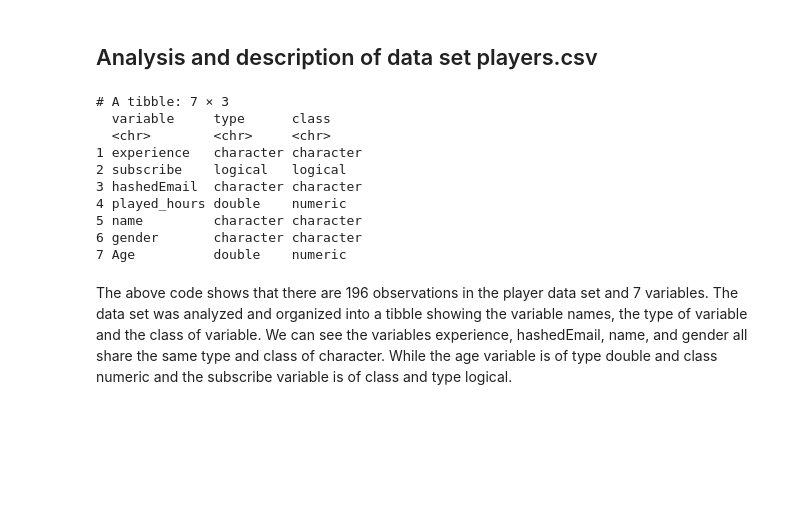
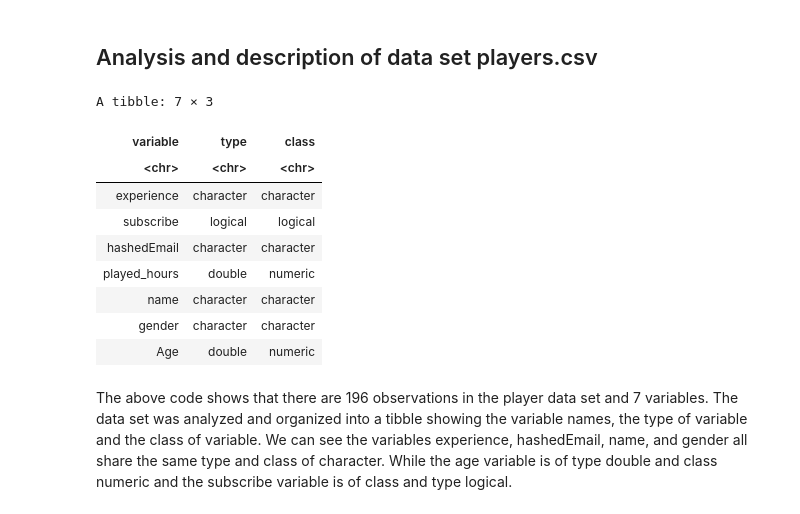
Before and after one commit to Jvantunen/DSCI_minecraft_project_group2, a Jupyter notebook: DSCI_individual_progect_Group_2.ipynb, the cells around one changed output. Cells and saved outputs as stored; diff of their text form; code cells hidden in the pictures; blank space fills up the shorter version.

```diff
--- a/DSCI_individual_progect_Group_2.ipynb
+++ b/DSCI_individual_progect_Group_2.ipynb
@@ -57,24 +43,24 @@ There is no duration of play which would be beneficial for analysis but easily c
 # %%
 options(pillar.print_max = Inf)
 options(tibble.print_max = Inf)
 player_obs_and_vars<- dim(players)
 player_vars_name_and_type <- tibble(
   variable = names(players),
   type = map_chr(players, typeof),
   class = map_chr(players, ~ class(.x)[1]))
 
-print(player_vars_name_and_type)
+player_vars_name_and_type
 # %% [output]
-# A tibble: 7 × 3
-  variable     type      class
-  <chr>        <chr>     <chr>
-1 experience   character character
-2 subscribe    logical   logical
-3 hashedEmail  character character
-4 played_hours double    numeric
-5 name         character character
-6 gender       character character
-7 Age          double    numeric
+A tibble: 7 × 3
+| variable | type | class |
+| <chr> | <chr> | <chr> |
+| experience | character | character |
+| subscribe | logical | logical |
+| hashedEmail | character | character |
+| played_hours | double | numeric |
+| name | character | character |
+| gender | character | character |
+| Age | double | numeric |
 # %% [markdown]
 The above code shows that there are 196 observations in the player data set and 7 variables. The data set was analyzed and organized into a tibble showing the variable names, the type of variable and the class of variable. We can see the variables experience, hashedEmail, name, and gender all share the same type and class of character. While the age variable is of type double and class numeric and the subscribe variable is of class and type logical.
 # %% [markdown]
```
Also changed, not shown: parts of 7 cells of this notebook.
